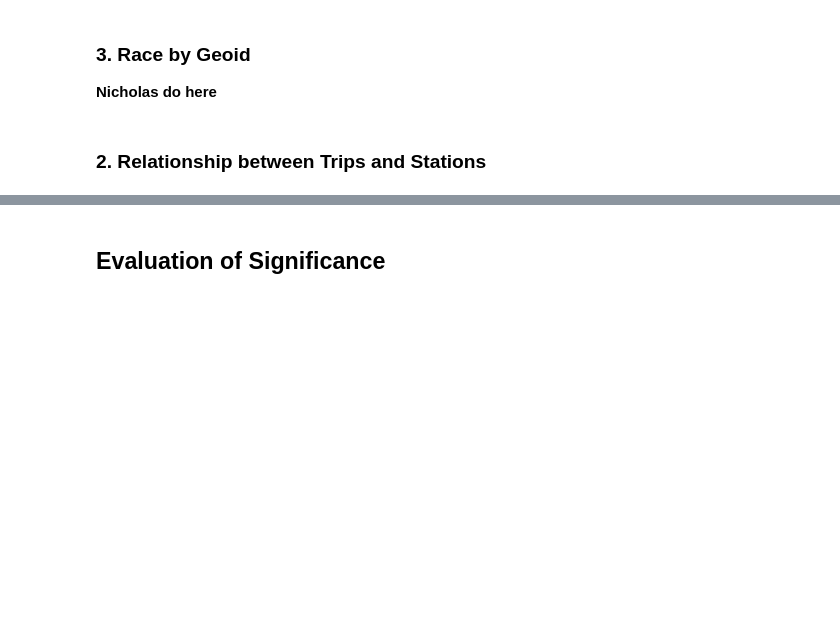
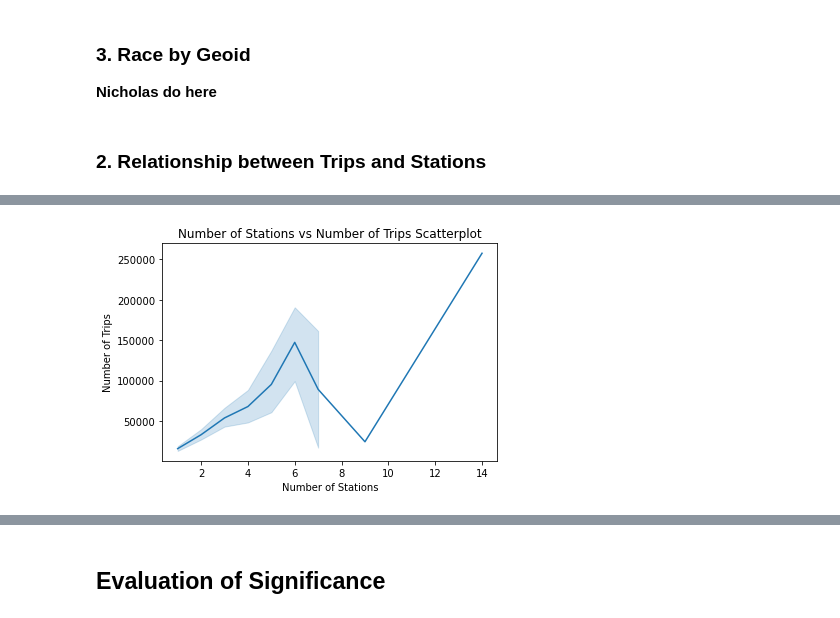
Before and after one commit to shljessie/INFO-2950, a Jupyter notebook: project_phase_submissions/phase4.ipynb, the cells around one changed output, grey strips where cells are left out. Saved outputs shown, nothing was run; the diff lists cells and outputs as text; code cells hidden in the pictures; blank space fills up the shorter version.

```diff
--- a/project_phase_submissions/phase4.ipynb
+++ b/project_phase_submissions/phase4.ipynb
@@ -472,0 +539,8 @@ Overall, we can see a very uneven distribution of stations per geoid
+# %%
+sns.lineplot(x="Number of Stations", y="Number of Trips", data=trips_start_df)
+plt.xlabel("Number of Stations")
+plt.ylabel("Number of Trips")
+plt.title("Number of Stations vs Number of Trips Scatterplot")
+plt.show()
+# %% [output]
+[figure, added]
```
Also changed, not shown: parts of 19 cells of this notebook.
